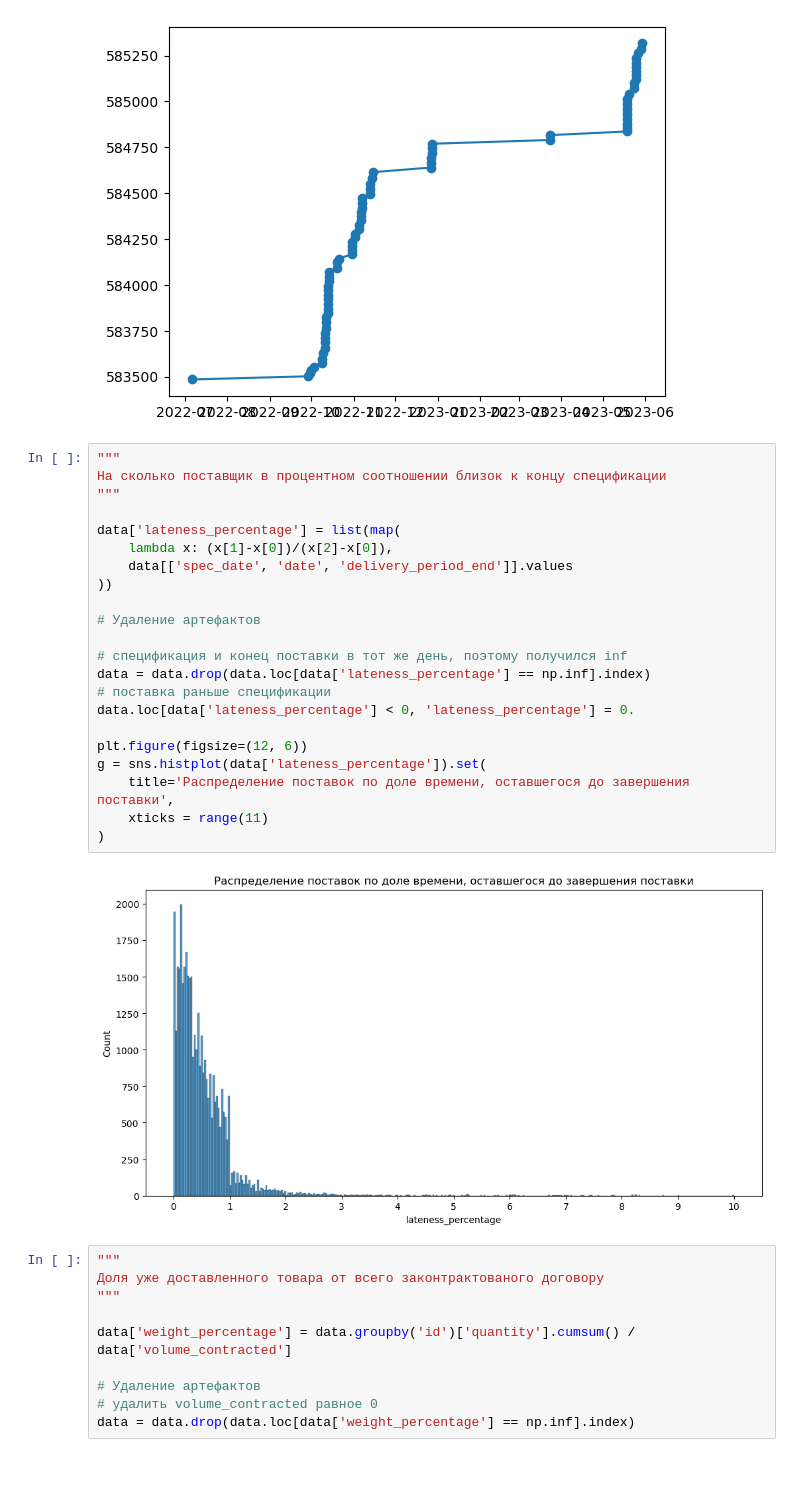
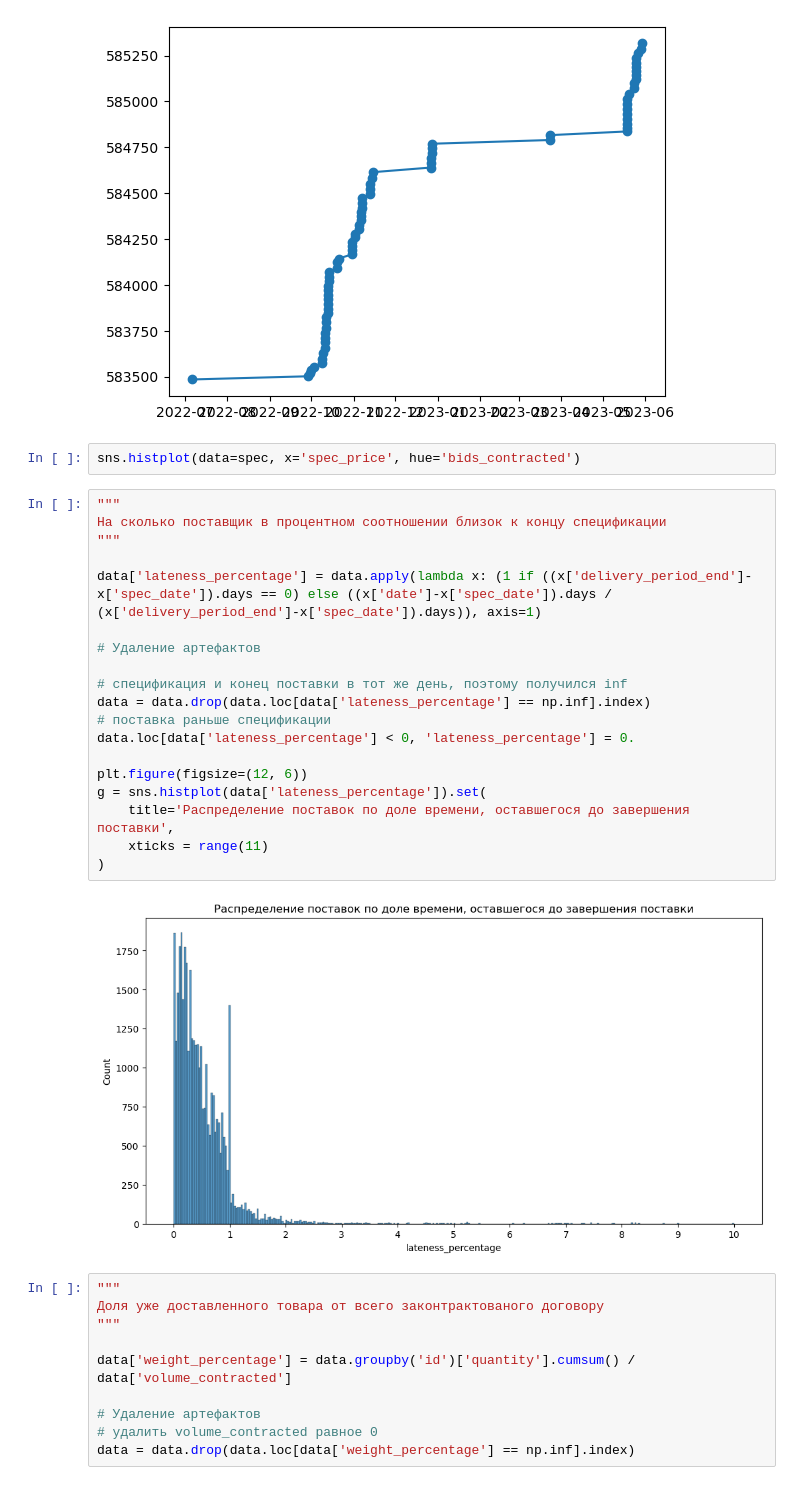
Before and after one commit to my-sas/Suppliers-time-series-analysis, a Jupyter notebook: notebooks/EDA.ipynb, the cells around one changed output. Drawn from its saved outputs; the diff is of its cells as text.

```diff
--- a/notebooks/EDA.ipynb
+++ b/notebooks/EDA.ipynb
@@ -70,30 +71,29 @@ for supplier in data['supplier'].unique()[0:1]:
     plt.plot(supplier_history['date'], supplier_history['quantity'], marker='o')
 # %% [output]
 [figure]
+# %%
+sns.histplot(data=spec, x='spec_price', hue='bids_contracted')
 # %%
 """
 На сколько поставщик в процентном соотношении близок к концу спецификации
 """
 
-data['lateness_percentage'] = list(map(
-    lambda x: (x[1]-x[0])/(x[2]-x[0]),
-    data[['spec_date', 'date', 'delivery_period_end']].values
-))
+data['lateness_percentage'] = data.apply(lambda x: (1 if ((x['delivery_period_end']-x['spec_date']).days == 0) else ((x['date']-x['spec_date']).days / (x['delivery_period_end']-x['spec_date']).days)), axis=1)
 
 # Удаление артефактов
 
 # спецификация и конец поставки в тот же день, поэтому получился inf
 data = data.drop(data.loc[data['lateness_percentage'] == np.inf].index)
 # поставка раньше спецификации
 data.loc[data['lateness_percentage'] < 0, 'lateness_percentage'] = 0.
 
 plt.figure(figsize=(12, 6))
 g = sns.histplot(data['lateness_percentage']).set(
     title='Распределение поставок по доле времени, оставшегося до завершения поставки',
     xticks = range(11)
 )
 # %% [output]
-[figure, old version]
+[figure, new version]
 # %%
 """
 Доля уже доставленного товара от всего законтрактованого договору
```
Also changed, not shown: parts of 4 cells of this notebook, 11 other files.
